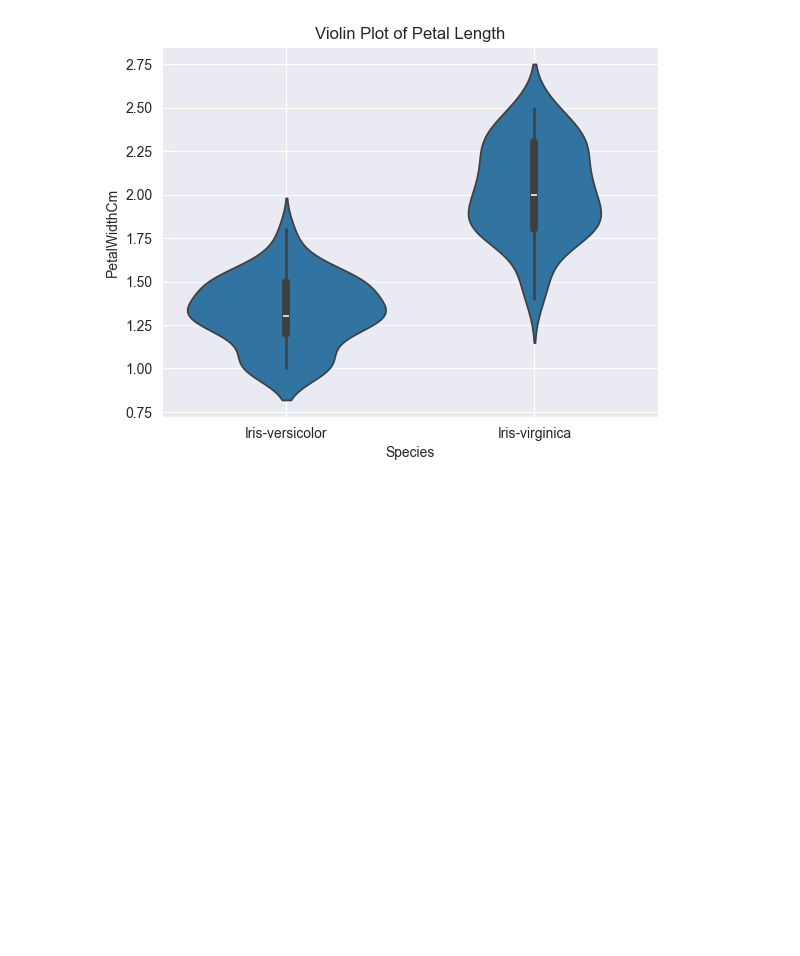
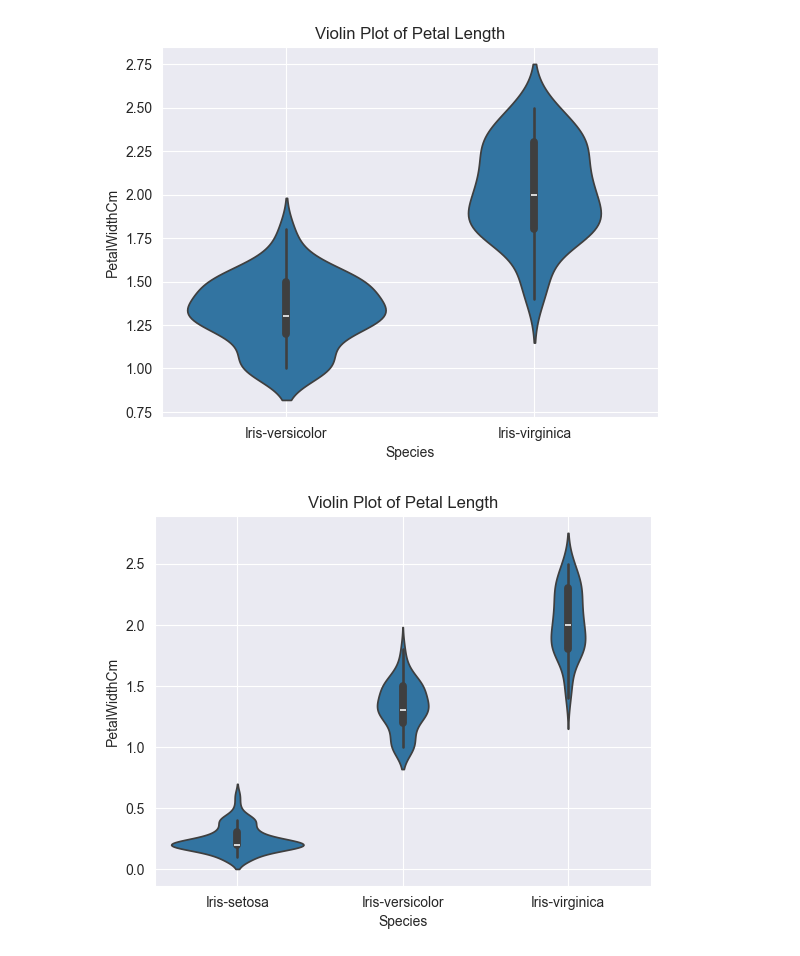
Before and after one commit to ShiwangitaSingh/IrisFlowerClassification, a Jupyter notebook: DataAnalysis.ipynb, the cells around one changed output. Drawn from its saved outputs; the diff is of its cells as text; code cells hidden in the pictures; blank space fills up the shorter version.

```diff
--- a/DataAnalysis.ipynb
+++ b/DataAnalysis.ipynb
@@ -228,3 +230,11 @@ plt.grid(True)
 plt.show()
 # %% [output]
 [figure]
+# %%
+sns.violinplot(df,x = 'Species', y = "PetalWidthCm")
+sns.set_style('dark')
+plt.title('Violin Plot of Petal Length')
+plt.grid(True)
+plt.show()
+# %% [output]
+[figure, added]
```
Also changed, not shown: parts of 1 cell of this notebook, 2 other files.
